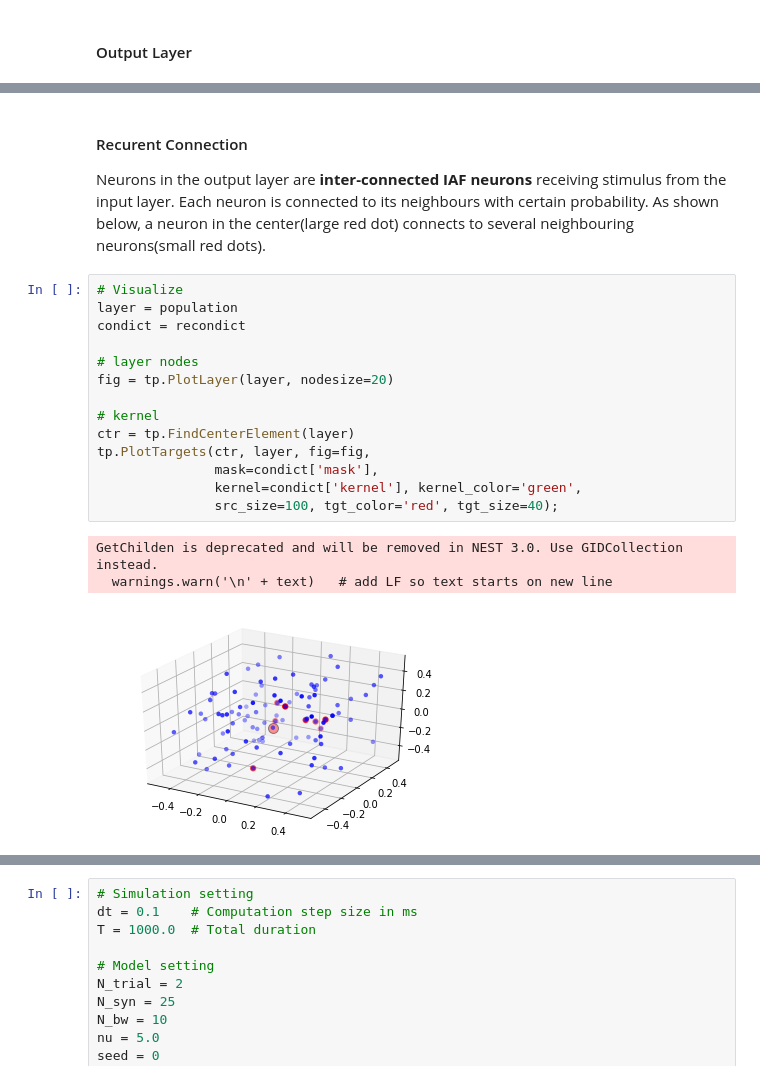
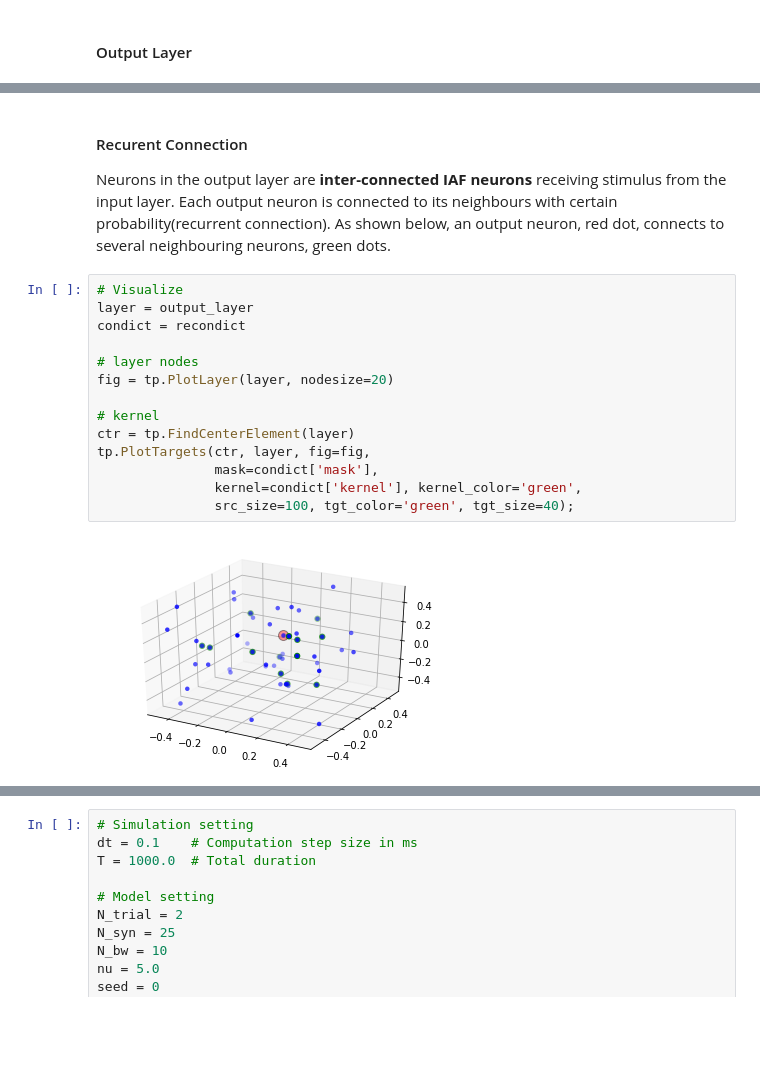
Before and after one commit to arvkumar/CNT, a Jupyter notebook: Tutorials/IAF.ipynb, the cells around one changed output, grey strips where cells are left out. Drawn from its saved outputs; the diff is of its cells as text; blank space fills up the shorter version.

```diff
--- a/Tutorials/IAF.ipynb
+++ b/Tutorials/IAF.ipynb
@@ -168,22 +356,20 @@ tp.PlotLayer(noise, nodesize=20, nodecolor='k');
 # %% [markdown]
 #### Recurent Connection
 
-Neurons in the output layer are **inter-connected IAF neurons** receiving stimulus from the input layer. Each neuron is connected to its neighbours with certain probability. As shown below, a neuron in the center(large red dot) connects to several neighbouring neurons(small red dots).
+Neurons in the output layer are **inter-connected IAF neurons** receiving stimulus from the input layer. Each output neuron is connected to its neighbours with certain probability(recurrent connection). As shown below, an output neuron, red dot, connects to several neighbouring neurons, green dots.
 # %%
 # Visualize
-layer = population
+layer = output_layer
 condict = recondict
 
 # layer nodes
 fig = tp.PlotLayer(layer, nodesize=20)
 
 # kernel
 ctr = tp.FindCenterElement(layer)
 tp.PlotTargets(ctr, layer, fig=fig,
                mask=condict['mask'],
                kernel=condict['kernel'], kernel_color='green',
-               src_size=100, tgt_color='red', tgt_size=40);
+               src_size=100, tgt_color='green', tgt_size=40);
 # %% [output]
-GetChilden is deprecated and will be removed in NEST 3.0. Use GIDCollection instead.
-  warnings.warn('\n' + text)   # add LF so text starts on new line
-[figure, old version]
+[figure, new version]
```
Also changed, not shown: parts of 38 cells of this notebook, 5 other files.
